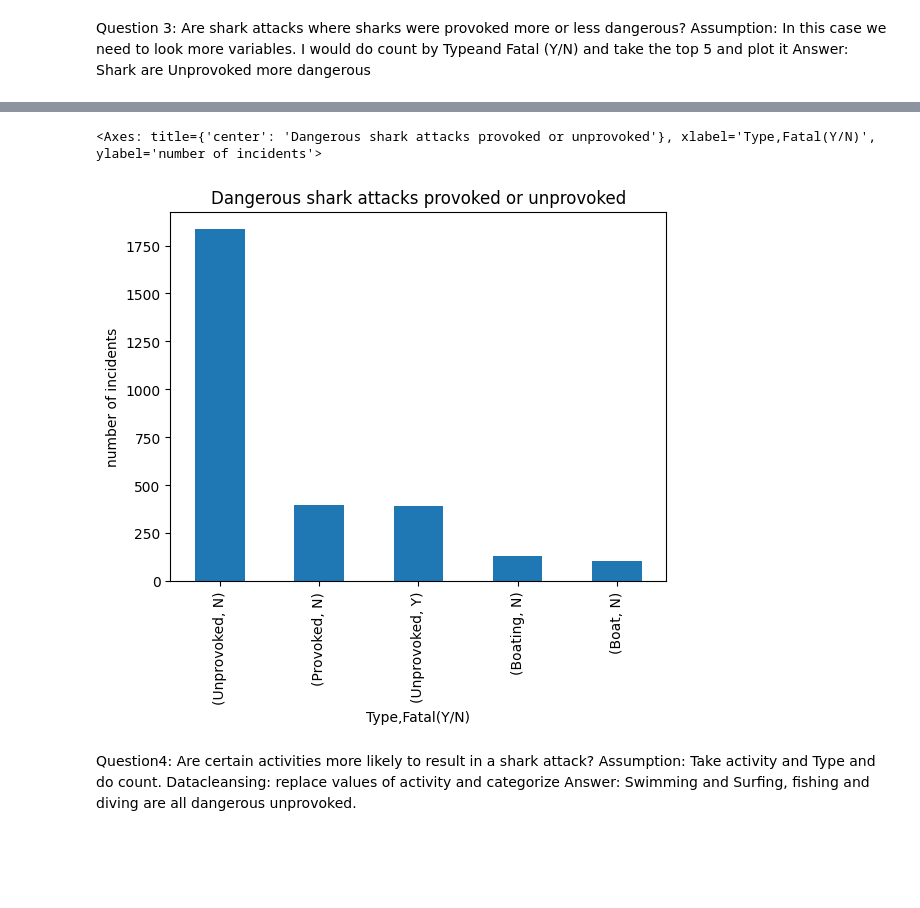
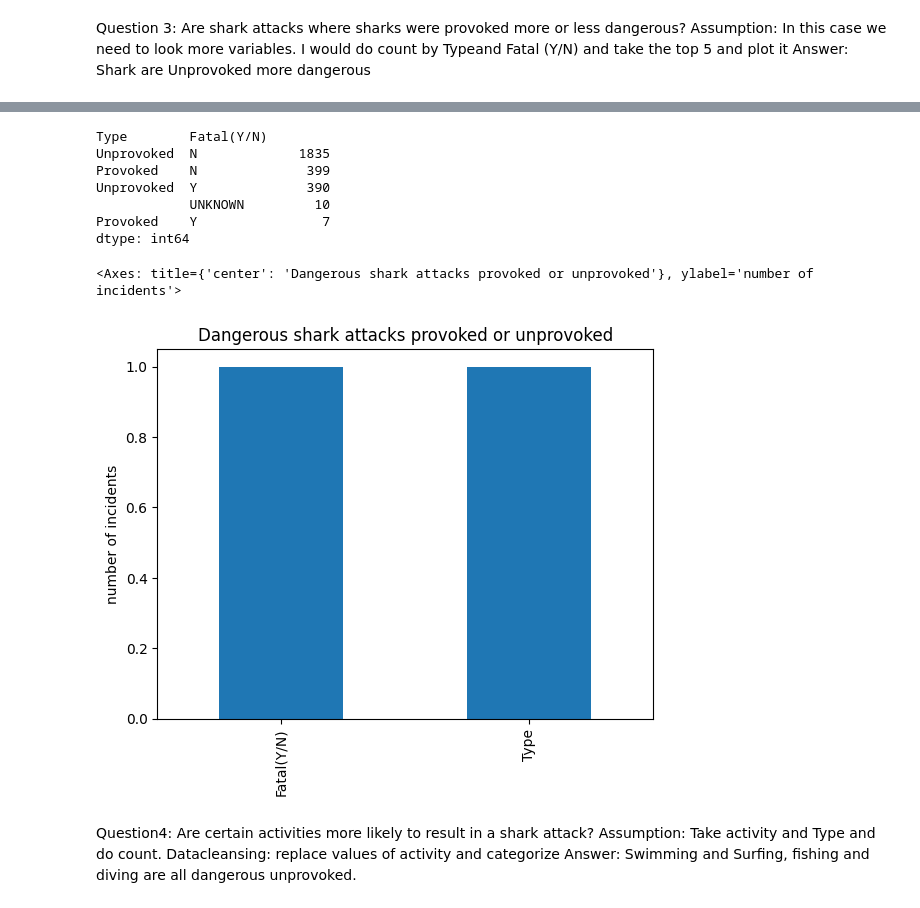
Before and after one commit to ayuksekdag/winacademy_python_dna, a Jupyter notebook: sharkattack/sharkattack.ipynb, the cells around one changed output, grey strips where cells are left out. Drawn from its saved outputs; the diff is of its cells as text; code cells hidden in the pictures; blank space fills up the shorter version.

```diff
--- a/sharkattack/sharkattack.ipynb
+++ b/sharkattack/sharkattack.ipynb
@@ -157,16 +201,46 @@ prep3 = prep2.copy()
+# %%
+#solution 1: Aggregate on Species in descending order and do a count (size in pandas), take top5 and plot
+tussen_resultaat_3 = (prep3
+ .groupby(['Type','Fatal(Y/N)'])
+ .size()
+ .sort_values(ascending=[False])
+ #.reset_index(name='count')
+ .head(5)
+)
+tussen_resultaat_3
+
+# series pivot to dataframe
+# -1 gaat de laatste kolom pivotten zodat fatal count
+# gesplits wordt in aantal N of Y
+# index blijft species nodig voor de x-as
+#ds_ready_for_plot_3 = tussen_resultaat_3.unstack(level=-1)
+
+
+# #plotten maar
+# ds_ready_for_plot_3.plot(kind='bar',stacked=True
+#                        , title='Dangerous types of sharks to humans'
+#                        , ylabel='number of incidents')
+# %% [output]
+Type        Fatal(Y/N)
+Unprovoked  N             1835
+Provoked    N              399
+Unprovoked  Y              390
+            UNKNOWN         10
+Provoked    Y                7
+dtype: int64
 # %%
 #solution 3
 # aggregate on type and injury do a count in descending order. take top 6 and plot
-(prep3
+(ds_ready_for_plot_3
  .groupby(['Type', 'Fatal(Y/N)'])
  .size()
  .sort_values(ascending=[False])
  .head(5)
- .plot(kind = 'bar', title="Dangerous shark attacks provoked or unprovoked", ylabel="number of incidents")
+ .plot(kind = 'bar', stacked=True,  title="Dangerous shark attacks provoked or unprovoked", ylabel="number of incidents")
 )
 # %% [output]
-<Axes: title={'center': 'Dangerous shark attacks provoked or unprovoked'}, xlabel='Type,Fatal(Y/N)', ylabel='number of incidents'>
+<Axes: title={'center': 'Dangerous shark attacks provoked or unprovoked'}, ylabel='number of incidents'>
-[figure, old version]
+[figure, new version]
 # %% [markdown]
 Question4: Are certain activities more likely to result in a shark attack?
 Assumption: Take activity and Type and do count.
```
Also changed, not shown: parts of 6 cells of this notebook.
